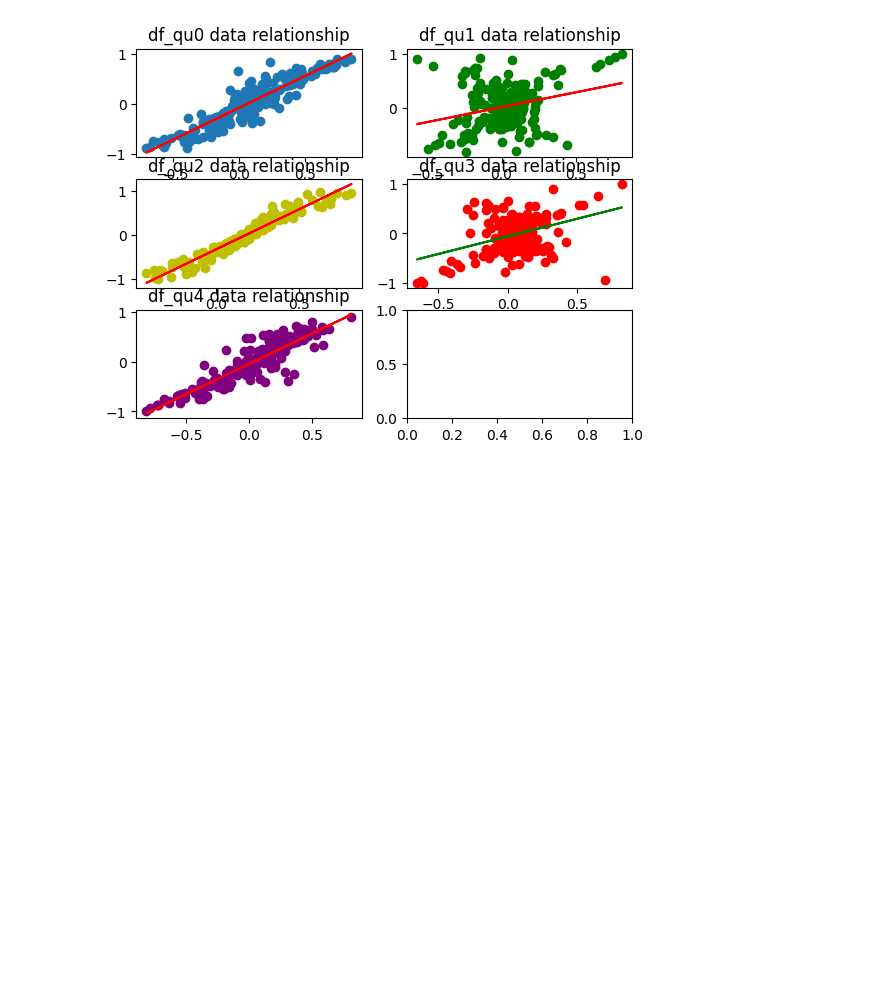
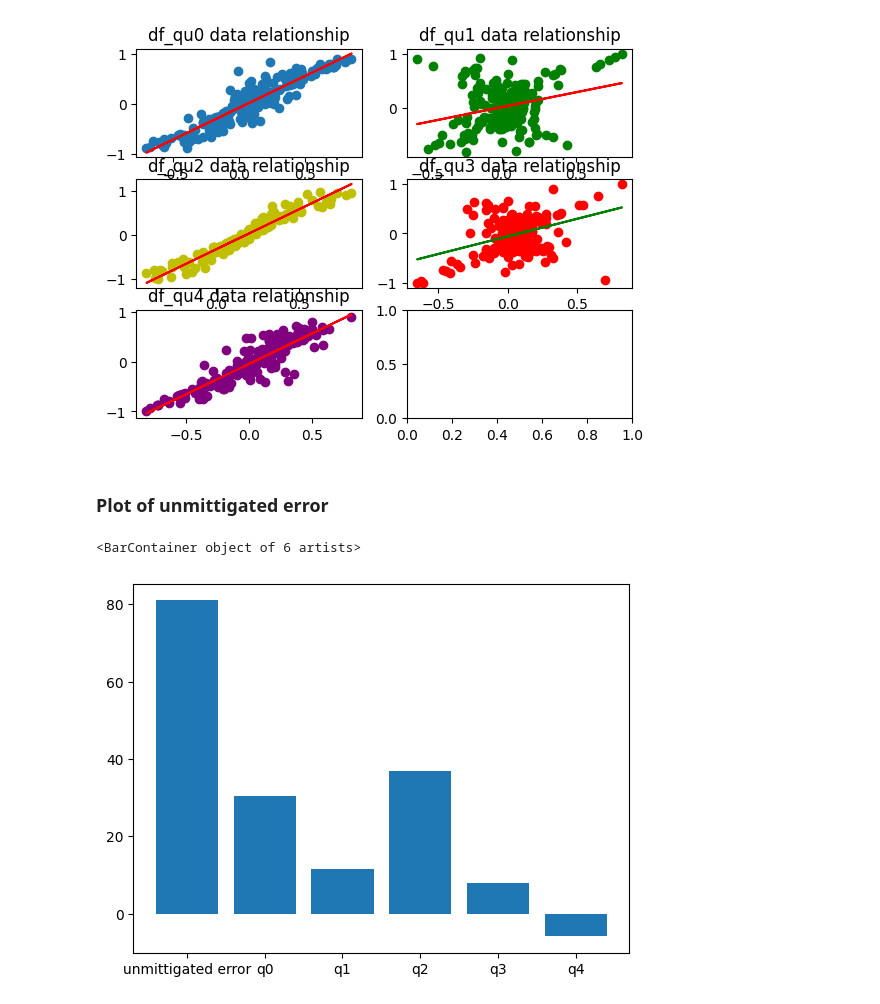
Before and after one commit to prachisharma21/ML_4_QEM, a Jupyter notebook: 5Models_Test.ipynb, the cells around one changed output. Saved outputs shown, nothing was run; the diff lists cells and outputs as text; code cells hidden in the pictures; blank space fills up the shorter version.

Commit message:
added unmittigated error values

```diff
--- a/5Models_Test.ipynb
+++ b/5Models_Test.ipynb
@@ -97,3 +98,17 @@ axis[2, 0].set_title('df_qu4 data relationship')
 plt.show(figure)
 # %% [output]
 [figure]
+# %% [markdown]
+### Plot of unmittigated error
+# %%
+x = ['unmittigated error', 'q0', 'q1', 'q2', 'q3', 'q4']
+height = [np.mean(np.sum((df['noisy_expectation'], df['target']))),
+          np.mean(np.sum((df_qu0['noisy_expectation'], df_qu0['target']))),
+          np.mean(np.sum((df_qu1['noisy_expectation'], df_qu1['target']))),
+          np.mean(np.sum((df_qu2['noisy_expectation'], df_qu2['target']))),
+          np.mean(np.sum((df_qu3['noisy_expectation'], df_qu3['target']))),
+          np.mean(np.sum((df_qu4['noisy_expectation'], df_qu4['target'])))]
+plt.bar(x, height=height)
+# %% [output]
+<BarContainer object of 6 artists>
+[figure, added]
```
Also changed, not shown: parts of 1 cell of this notebook.
